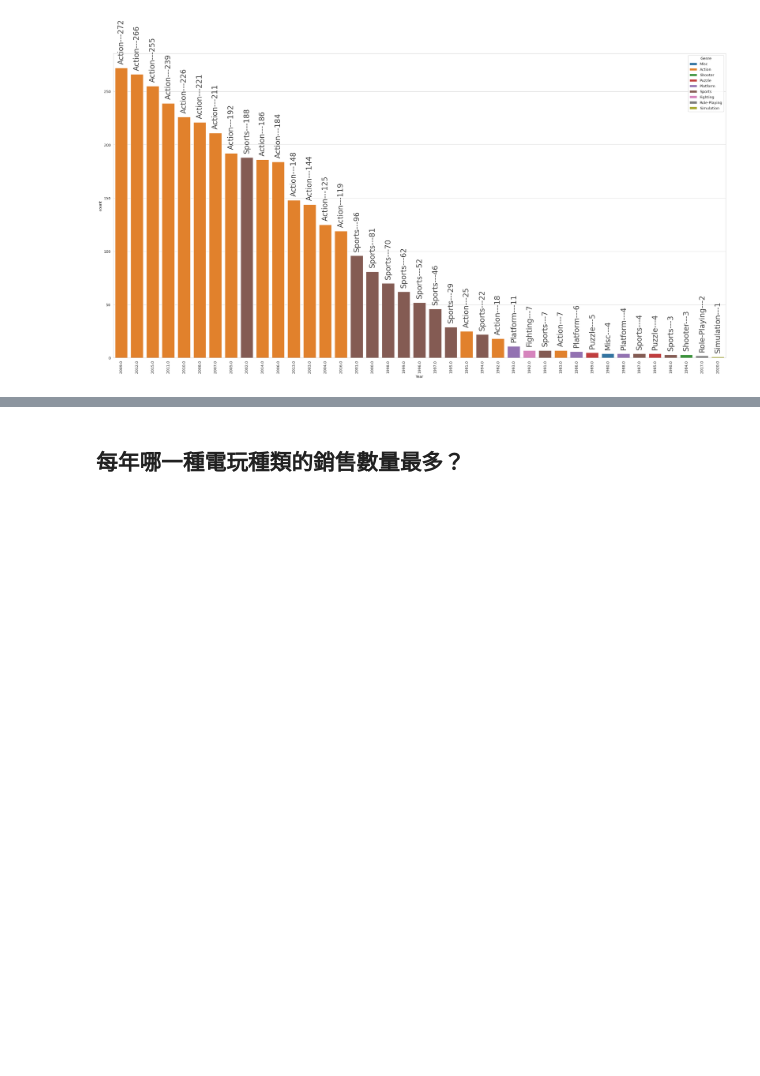
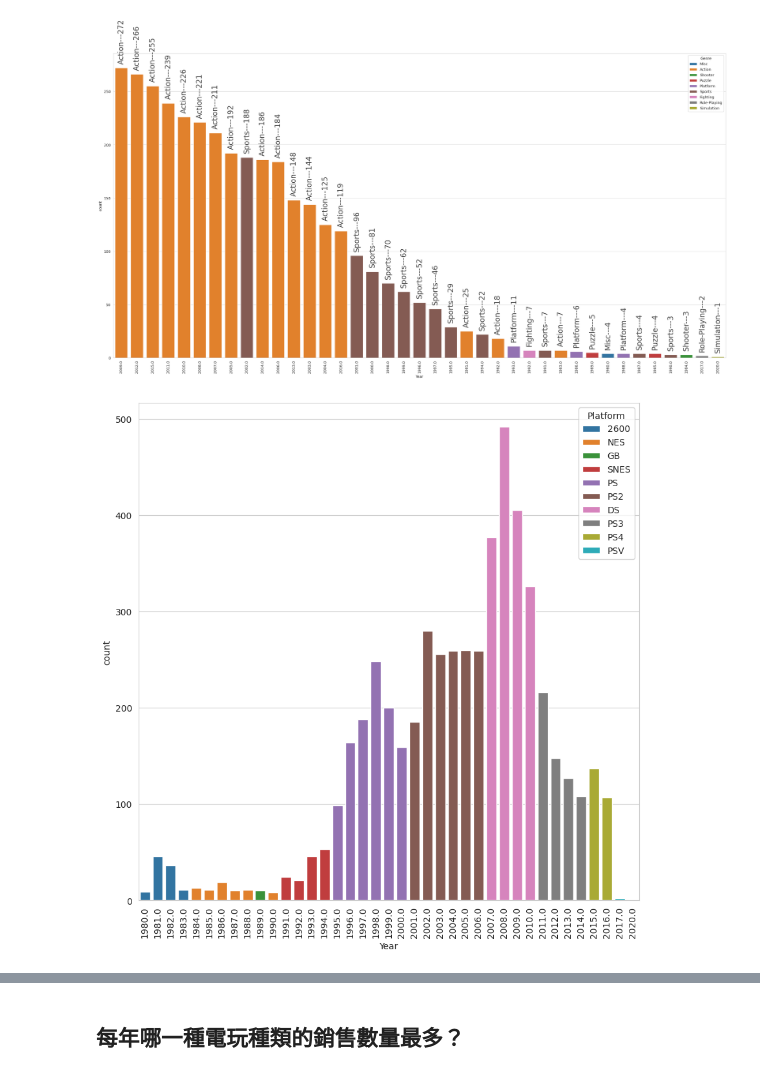
Before and after one commit to Yiting916/data_analysis, a Jupyter notebook: 05-02.LAB_VideoGameSales.ipynb, the cells around one changed output, grey strips where cells are left out. Cells and saved outputs as stored; diff of their text form; code cells hidden in the pictures; blank space fills up the shorter version.

```diff
--- a/05-02.LAB_VideoGameSales.ipynb
+++ b/05-02.LAB_VideoGameSales.ipynb
@@ -627,0 +622,13 @@ plt.show()
+# %%
+# 練習題
+# 請計算每年哪一種平台的遊戲數目最多
+yr_plt_game_df = data.groupby(['Year','Platform'])['Name'].count().reset_index(name='count')
+yr_plt_game_idx = yr_plt_game_df.groupby('Year')['count'].transform(max) == yr_plt_game_df['count']
+yr_plt_game_max = yr_plt_game_df[yr_plt_game_idx]
+
+plt.figure(figsize=(10, 10))
+sns.barplot(data=yr_plt_game_max, x='Year', y='count', hue='Platform')
+plt.xticks(rotation=90)
+plt.show()
+# %% [output]
+[figure, added]
```
Also changed, not shown: parts of 3 cells of this notebook.
